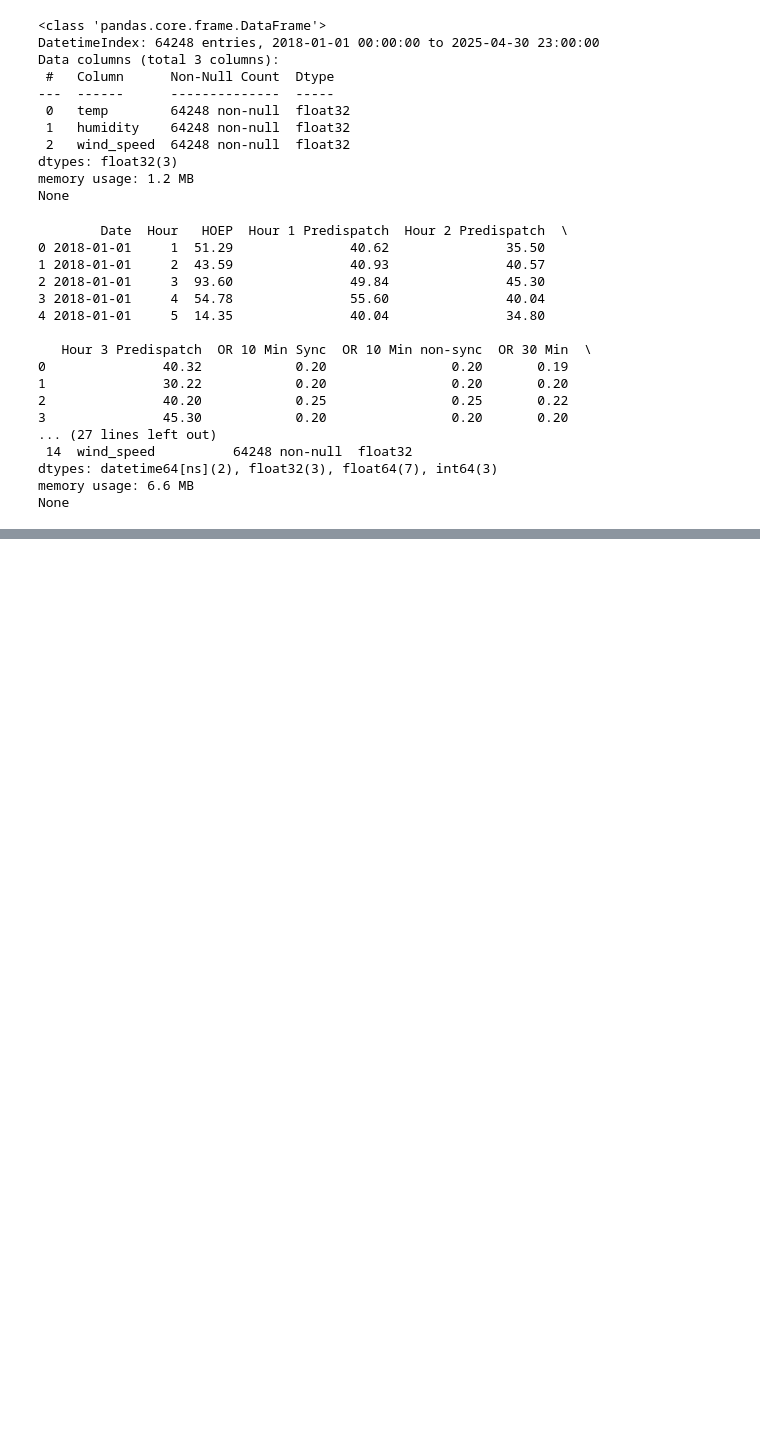
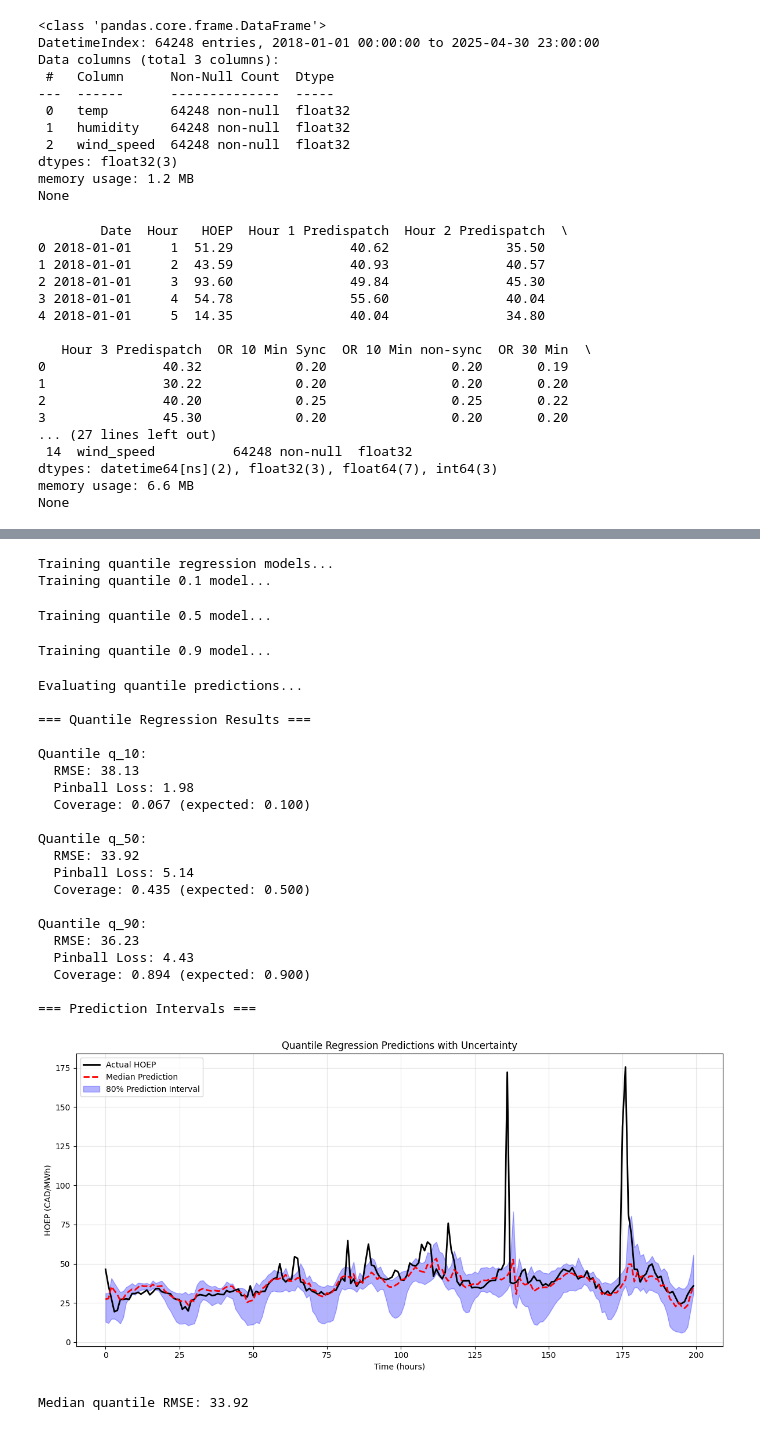
Before and after one commit to MusaE5/ontario-electricity-forecasting, a Jupyter notebook: hoep.ipynb, the cells around one changed output, grey strips where cells are left out. Drawn from its saved outputs; the diff is of its cells as text; code cells hidden in the pictures; blank space fills up the shorter version.

Commit message:
Update notebook with multiple quantile models

```diff
--- a/hoep.ipynb
+++ b/hoep.ipynb
@@ -282 +521,72 @@ print(f"RMSE: {rmse:.2f} CAD/MWh")
+# %%
+# Time based, no Train test split
+df_train = df[df["timestamp"] < "2024-01-01"]
+df_test  = df[df["timestamp"] >= "2024-01-01"]
+
+target = "HOEP"
+
+
+X_train_raw = df_train[features].apply(pd.to_numeric, errors="coerce")
+y_train     = pd.to_numeric(df_train[target], errors="coerce")
+X_test_raw  = df_test[features].apply(pd.to_numeric, errors="coerce")
+y_test      = pd.to_numeric(df_test[target], errors="coerce")
+
+scaler = StandardScaler()
+X_train = scaler.fit_transform(X_train_raw)
+X_test  = scaler.transform(X_test_raw)
+# %%
+
+
+print("Training quantile regression models...")
+quantile_predictions = train_quantile_models(X_train, y_train, X_test, y_test, method='separate')
+
+print("\nEvaluating quantile predictions...")
+results = evaluate_quantile_predictions(y_test, quantile_predictions)
+
+print("\n=== Quantile Regression Results ===")
+for q_name, metrics in results.items():
+    print(f"\nQuantile {q_name}:")
+    print(f"  RMSE: {metrics['rmse']:.2f}")
+    print(f"  Pinball Loss: {metrics['pinball_loss']:.2f}")
+    print(f"  Coverage: {metrics['coverage']:.3f} (expected: {metrics['expected_coverage']:.3f})")
+
+# Calculate prediction intervals
+intervals = calculate_prediction_intervals(quantile_predictions)
+
+print("\n=== Prediction Intervals ===")
+for interval_name, interval_data in intervals.items():
+    avg_width = np.mean(interval_data['width'])
+    print(f"{interval_name} interval average width: {avg_width:.2f} CAD/MWh")
+
+# Plot results
+plot_quantile_predictions(y_test, quantile_predictions)
+
+print(f"Median quantile RMSE: {results['q_50']['rmse']:.2f}")
+# %% [output]
+Training quantile regression models...
+Training quantile 0.1 model...
+Training quantile 0.5 model...
+Training quantile 0.9 model...
+Evaluating quantile predictions...
+
+=== Quantile Regression Results ===
+
+Quantile q_10:
+  RMSE: 38.13
+  Pinball Loss: 1.98
+  Coverage: 0.067 (expected: 0.100)
+
+Quantile q_50:
+  RMSE: 33.92
+  Pinball Loss: 5.14
+  Coverage: 0.435 (expected: 0.500)
+
+Quantile q_90:
+  RMSE: 36.23
+  Pinball Loss: 4.43
+  Coverage: 0.894 (expected: 0.900)
+
+=== Prediction Intervals ===
+[figure, added]
+Median quantile RMSE: 33.92
 # %%
```
Also changed, not shown: parts of 7 cells of this notebook.
